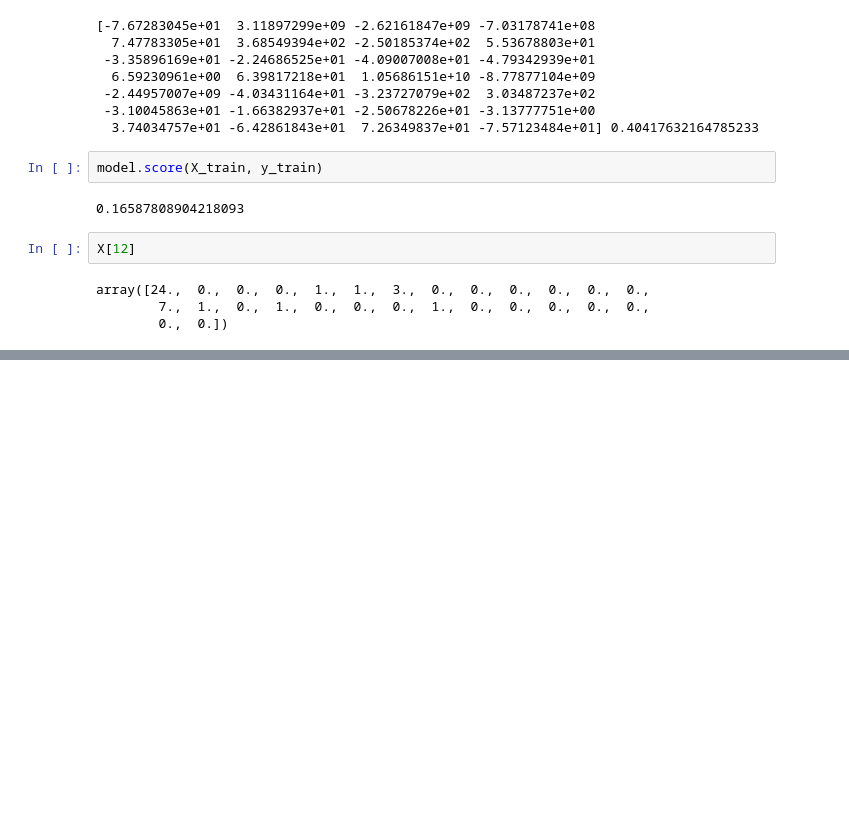
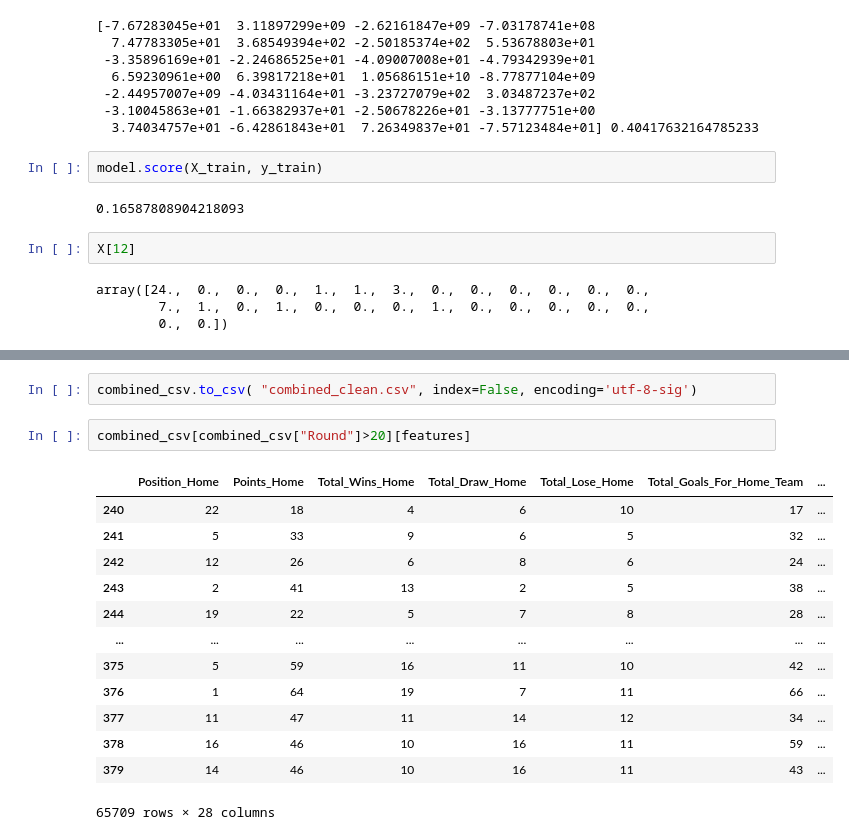
Before and after one commit to TamimEhsan2021/AiBetCore, a Jupyter notebook: Untitled.ipynb, the cells around one changed output, grey strips where cells are left out. Saved outputs shown, nothing was run; the diff lists cells and outputs as text; blank space fills up the shorter version.

```diff
--- a/Untitled.ipynb
+++ b/Untitled.ipynb
@@ -264,0 +249,18 @@ combined_csv.to_csv('')
+# %%
+combined_csv.to_csv( "combined_clean.csv", index=False, encoding='utf-8-sig')
+# %%
+combined_csv[combined_csv["Round"]>20][features]
+# %% [output]
+|  | Position_Home | Points_Home | Total_Wins_Home | Total_Draw_Home | Total_Lose_Home | Total_Goals_For_Home_Team | ... |
+| 240 | 22 | 18 | 4 | 6 | 10 | 17 | ... |
+| 241 | 5 | 33 | 9 | 6 | 5 | 32 | ... |
+| 242 | 12 | 26 | 6 | 8 | 6 | 24 | ... |
+| 243 | 2 | 41 | 13 | 2 | 5 | 38 | ... |
+| 244 | 19 | 22 | 5 | 7 | 8 | 28 | ... |
+| ... | ... | ... | ... | ... | ... | ... | ... |
+| 375 | 5 | 59 | 16 | 11 | 10 | 42 | ... |
+| 376 | 1 | 64 | 19 | 7 | 11 | 66 | ... |
+| 377 | 11 | 47 | 11 | 14 | 12 | 34 | ... |
+| 378 | 16 | 46 | 10 | 16 | 11 | 59 | ... |
+| 379 | 14 | 46 | 10 | 16 | 11 | 43 | ... |
+65709 rows × 28 columns
```
Also changed, not shown: parts of 14 cells of this notebook, 10 other files.
